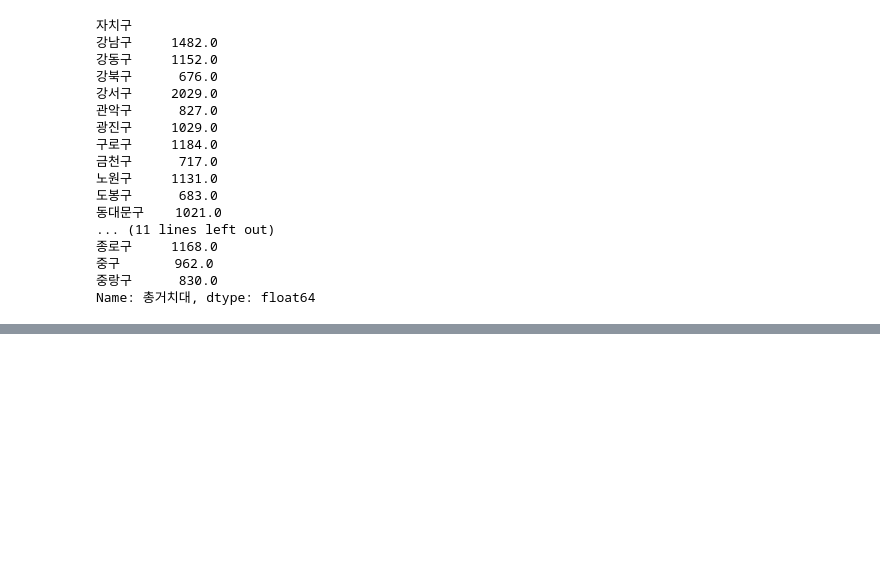
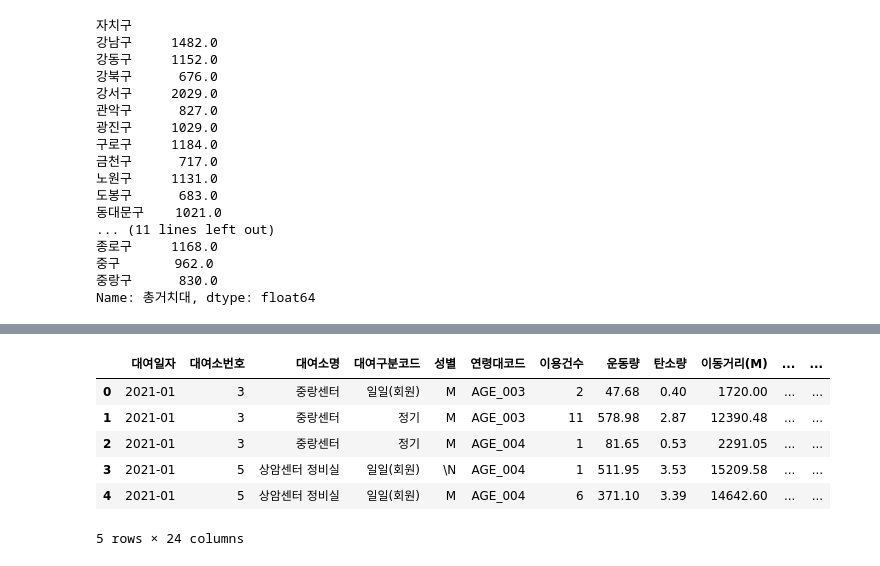
Before and after one commit to Daikoku1/-, a Jupyter notebook: 따릉이분석.ipynb, the cells around one changed output, grey strips where cells are left out. Cells and saved outputs as stored; diff of their text form; code cells hidden in the pictures; blank space fills up the shorter version.

Commit message:
공공자전거분석

```diff
--- a/따릉이분석.ipynb
+++ b/따릉이분석.ipynb
@@ -14,6 +11,5 @@ b_path = 'C:\\Users\\user\\Desktop\\data'
 # %%
-d_path = os.path.join(b_path, '21.01기준_공공자전거 대여소.csv')
-df = pd.read_csv(d_path)
+df = pd.read_csv('./data/21.01_대여소.csv')
 df = df.fillna(0)
 df.head()
 # %% [output]
@@ -91,0 +172,3 @@ seoul_sgg_stat.head()
+# %%
+data = pd.read_csv('./data/21.01_이용내역.csv', encoding = 'CP949')
+data.head()
@@ -91,0 +187,11 @@ seoul_sgg_stat.head()
+# %%
+t_data = pd.merge(data, df, left_on = '대여소번호', right_on = '대여소\n번호', how = 'left')
+t_data.head()
+# %% [output]
+|  | 대여일자 | 대여소번호 | 대여소명 | 대여구분코드 | 성별 | 연령대코드 | 이용건수 | 운동량 | 탄소량 | 이동거리(M) | ... | ... |
+| 0 | 2021-01 | 3 | 중랑센터 | 일일(회원) | M | AGE_003 | 2 | 47.68 | 0.40 | 1720.00 | ... | ... |
+| 1 | 2021-01 | 3 | 중랑센터 | 정기 | M | AGE_003 | 11 | 578.98 | 2.87 | 12390.48 | ... | ... |
+| 2 | 2021-01 | 3 | 중랑센터 | 정기 | M | AGE_004 | 1 | 81.65 | 0.53 | 2291.05 | ... | ... |
+| 3 | 2021-01 | 5 | 상암센터 정비실 | 일일(회원) | \N | AGE_004 | 1 | 511.95 | 3.53 | 15209.58 | ... | ... |
+| 4 | 2021-01 | 5 | 상암센터 정비실 | 일일(회원) | M | AGE_004 | 6 | 371.10 | 3.39 | 14642.60 | ... | ... |
+5 rows × 24 columns
```
Also changed, not shown: parts of 24 cells of this notebook.
